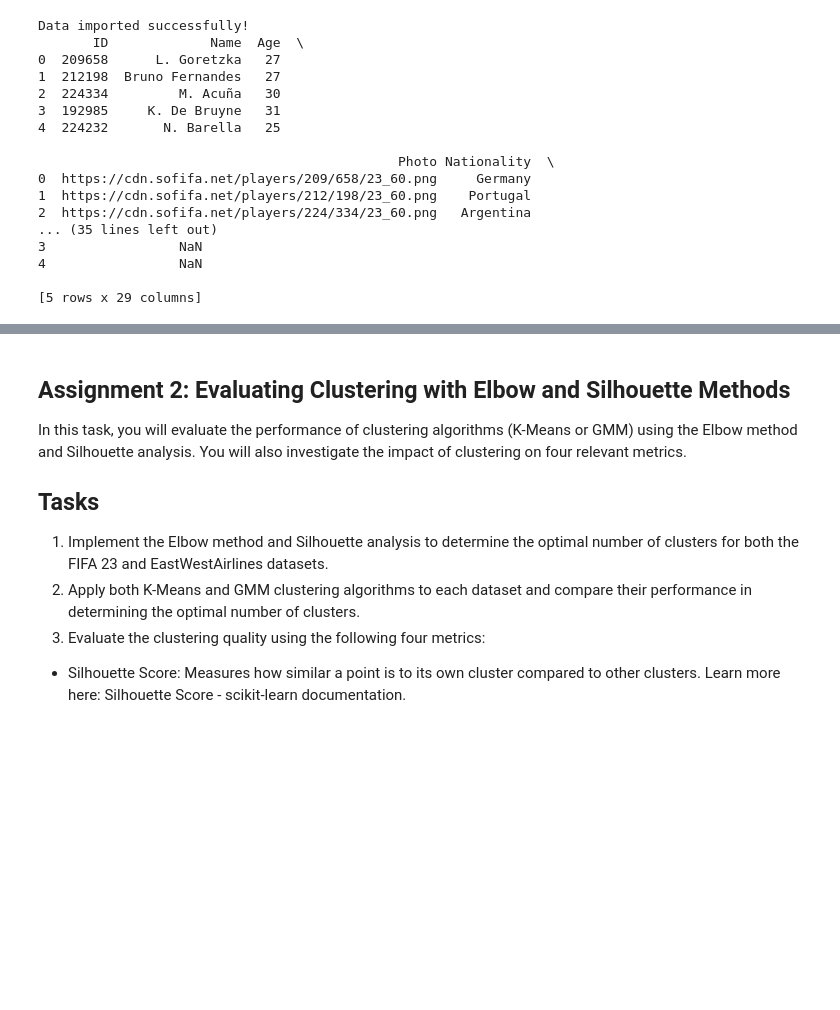
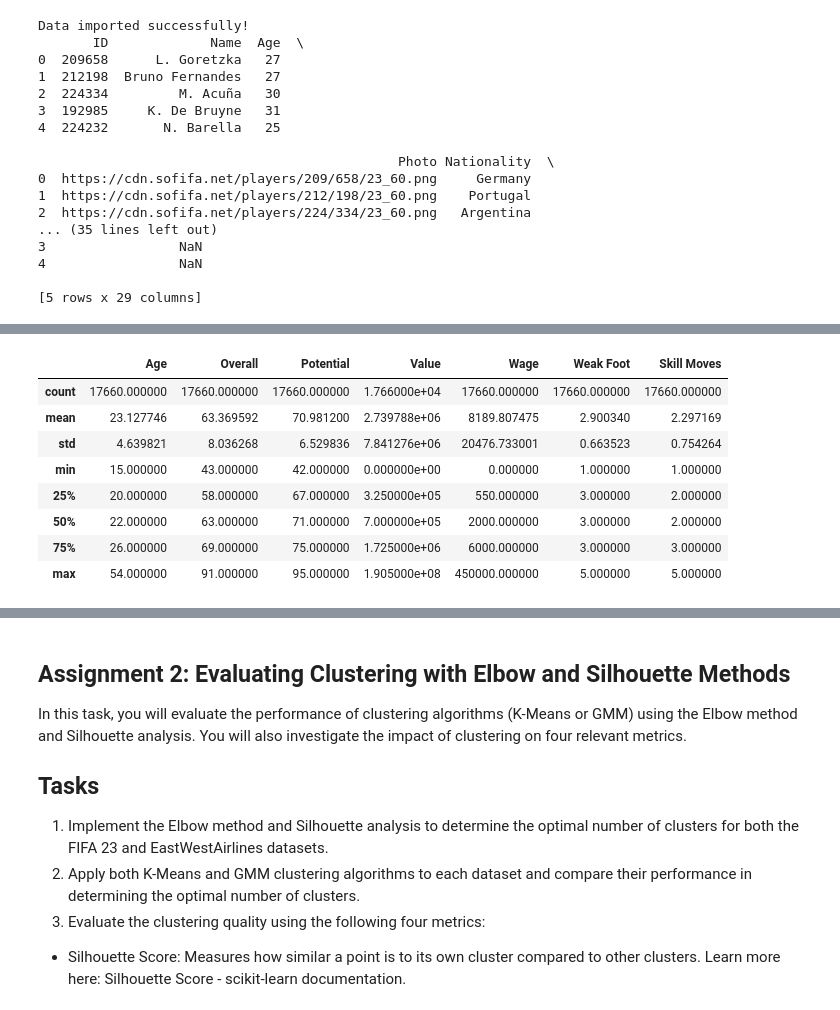
Before and after one commit to jmparradov/Machine-Learning-II---Talleres, a Jupyter notebook: Taller_1_Machine_Learning_2.ipynb, the cells around one changed output, grey strips where cells are left out. Saved outputs shown, nothing was run; the diff lists cells and outputs as text; code cells hidden in the pictures; blank space fills up the shorter version.

```diff
--- a/Taller_1_Machine_Learning_2.ipynb
+++ b/Taller_1_Machine_Learning_2.ipynb
@@ -84,0 +138,12 @@ Data imported successfully!
+# %%
+df.describe()
+# %% [output]
+|  | Age | Overall | Potential | Value | Wage | Weak Foot | Skill Moves |
+| count | 17660.000000 | 17660.000000 | 17660.000000 | 1.766000e+04 | 17660.000000 | 17660.000000 | 17660.000000 |
+| mean | 23.127746 | 63.369592 | 70.981200 | 2.739788e+06 | 8189.807475 | 2.900340 | 2.297169 |
+| std | 4.639821 | 8.036268 | 6.529836 | 7.841276e+06 | 20476.733001 | 0.663523 | 0.754264 |
+| min | 15.000000 | 43.000000 | 42.000000 | 0.000000e+00 | 0.000000 | 1.000000 | 1.000000 |
+| 25% | 20.000000 | 58.000000 | 67.000000 | 3.250000e+05 | 550.000000 | 3.000000 | 2.000000 |
+| 50% | 22.000000 | 63.000000 | 71.000000 | 7.000000e+05 | 2000.000000 | 3.000000 | 2.000000 |
+| 75% | 26.000000 | 69.000000 | 75.000000 | 1.725000e+06 | 6000.000000 | 3.000000 | 3.000000 |
+| max | 54.000000 | 91.000000 | 95.000000 | 1.905000e+08 | 450000.000000 | 5.000000 | 5.000000 |
```
Also changed, not shown: parts of 7 cells of this notebook.
